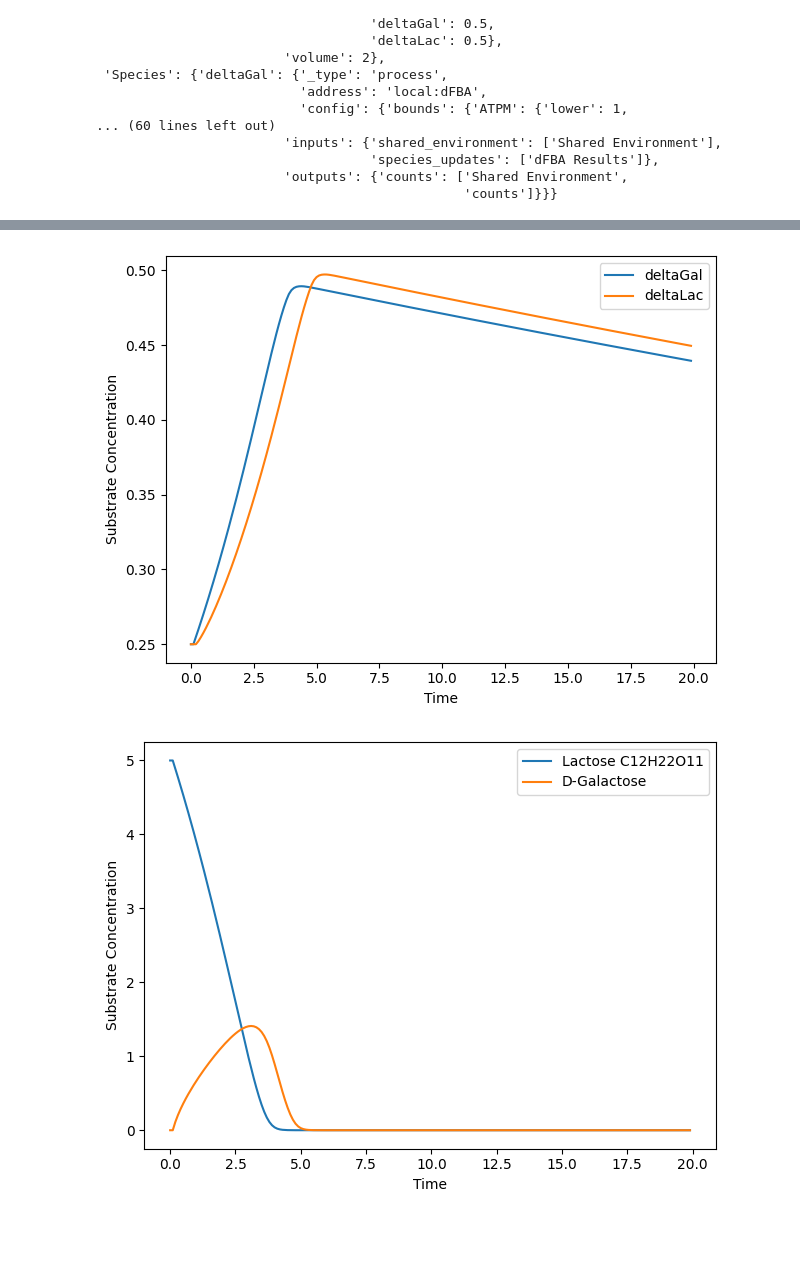
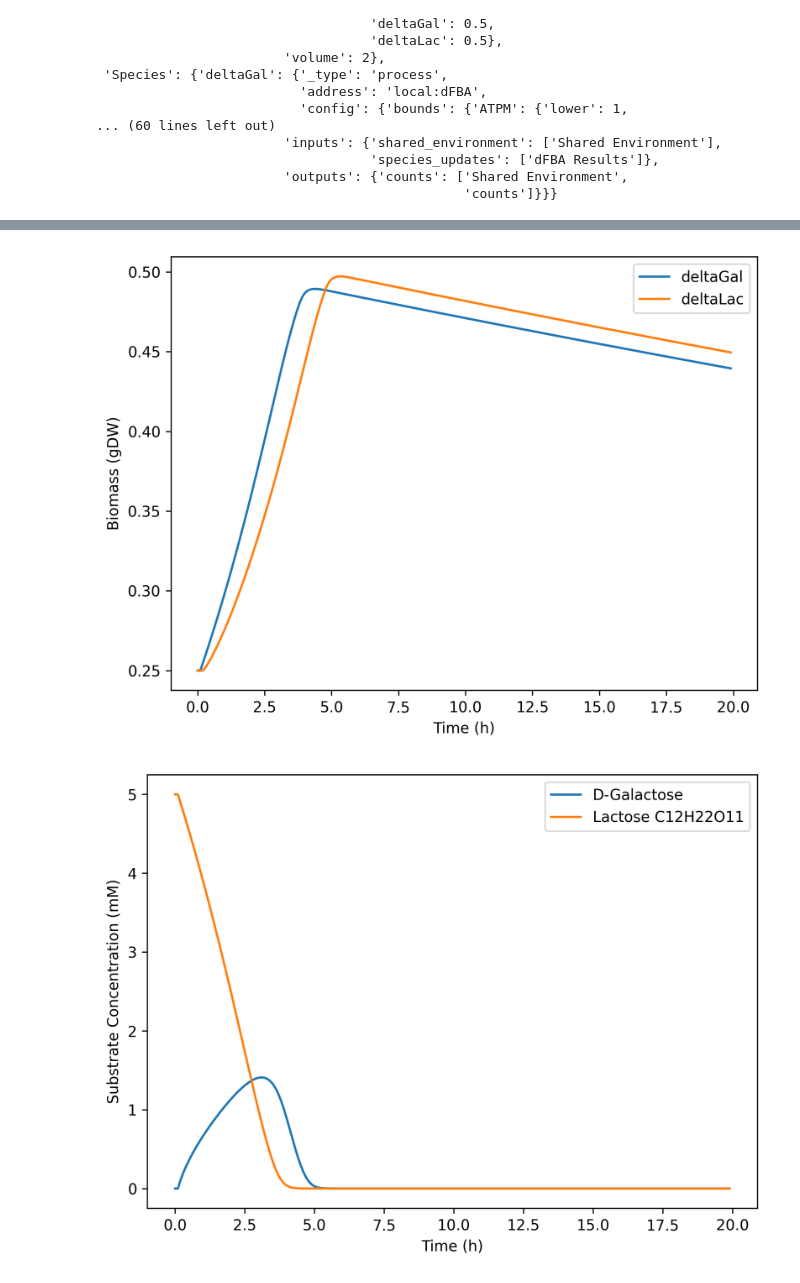
Before and after one commit to vivarium-collective/cdFBA, a Jupyter notebook: Notebooks/Chemostat Demo.ipynb, the cells around one changed output, grey strips where cells are left out. Saved outputs shown, nothing was run; the diff lists cells and outputs as text; code cells hidden in the pictures; blank space fills up the shorter version.

```diff
--- a/Notebooks/Chemostat Demo.ipynb
+++ b/Notebooks/Chemostat Demo.ipynb
@@ -188,27 +188,27 @@ results
    'volume': 2}}]
 # %%
 #plot results for biomass
-fig, ax = plt.subplots(dpi=100)
+fig, ax = plt.subplots(dpi=300)
 for key, value in env_combined.items():
     if key not in ['Lactose C12H22O11', 'D-Galactose']:
         ax.plot(timepoints, env_combined[key], label=key)
-plt.xlabel('Time')
-plt.ylabel('Substrate Concentration')
+plt.xlabel('Time (h)')
+plt.ylabel('Biomass (gDW)')
 plt.legend()
 plt.tight_layout()
 plt.show()
 # %% [output]
-[figure, old version]
+[figure, new version]
 # %%
 #plote substrates
-fig, ax = plt.subplots(dpi=100)
+fig, ax = plt.subplots(dpi=300)
 for key, value in env_combined.items():
     if key in ['Lactose C12H22O11', 'D-Galactose']:
         ax.plot(timepoints, env_combined[key], label=key)
-plt.xlabel('Time')
-plt.ylabel('Substrate Concentration')
+plt.xlabel('Time (h)')
+plt.ylabel('Substrate Concentration (mM)')
 plt.legend()
 plt.tight_layout()
 plt.show()
 # %% [output]
-[figure, old version]
+[figure, new version]
```
Also changed, not shown: parts of 1 cell of this notebook, 3 other files.
